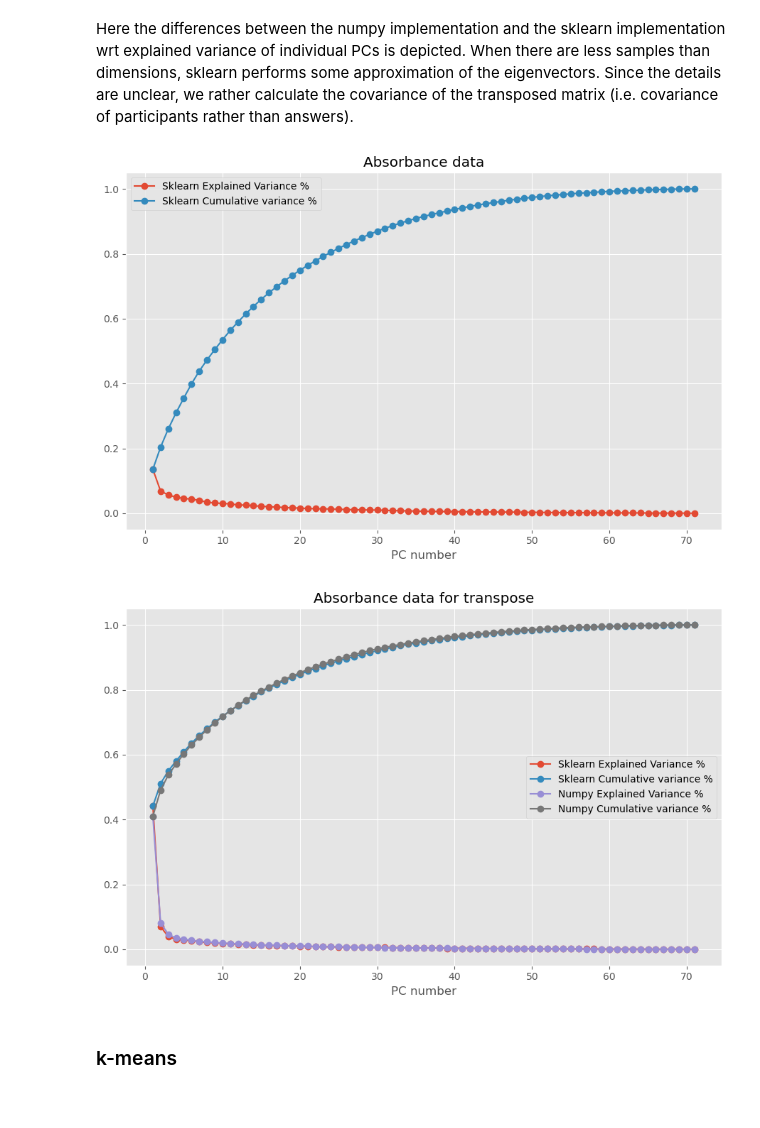
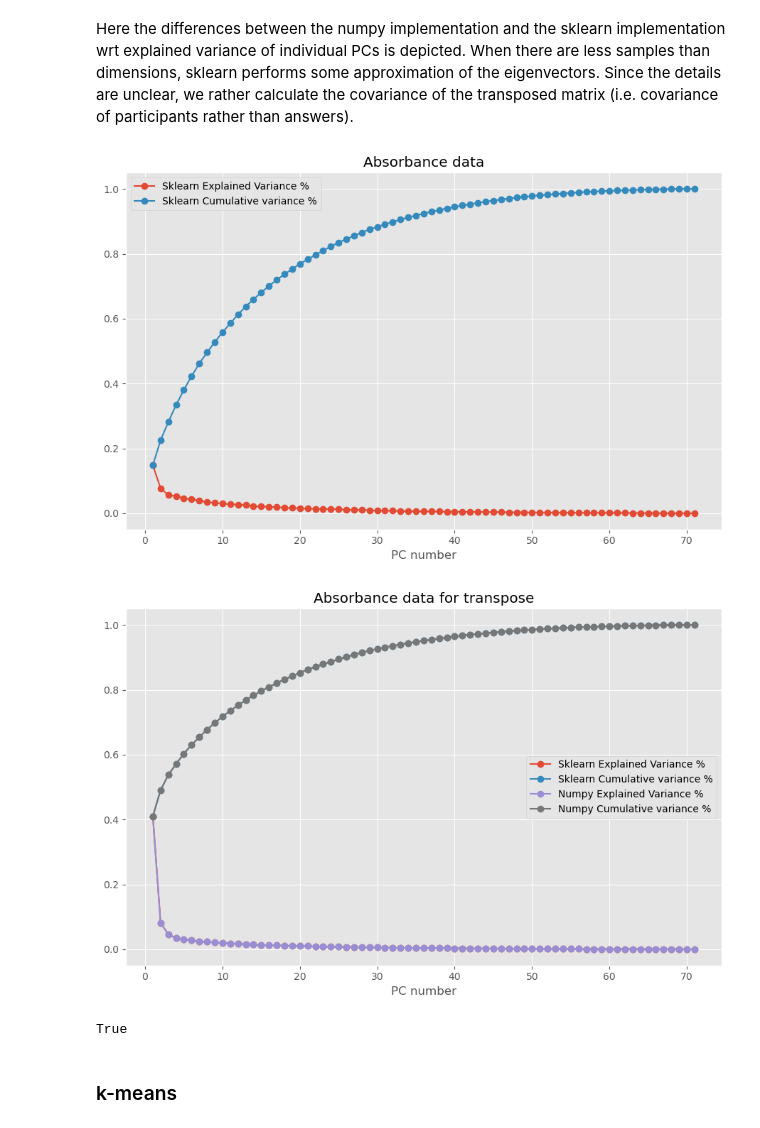
Before and after one commit to msokol99/Wellbeing-data-analysis, a Jupyter notebook: data-analysis.ipynb, the cells around one changed output. Cells and saved outputs as stored; diff of their text form; code cells hidden in the pictures.

```diff
--- a/data-analysis.ipynb
+++ b/data-analysis.ipynb
@@ -801,12 +797,14 @@ For easier debuging, we implement our own versions of pca and k-means.
 # %% [markdown]
 ### PCA
 # %%
+import matplotlib.pyplot as plt
 def plot_explained_variance(expl_vars, title='Absorbance data', labels=("",)):
     '''Thanks @Marta :)'''
     try:
         expl_vars[0][0]
     except IndexError as e:
         expl_vars=(expl_vars,)
+    n_components=len(expl_vars[0])
     pc_array = np.linspace(1,n_components,n_components)
     with plt.style.context(('ggplot')):
         fig, ax = plt.subplots(nrows=1, ncols=1, figsize=(9,6))
@@ -826,6 +824,10 @@ def pca_np(data, plot=False, return_vals=False):
     '''PCA implemented with numpy for transparency reasons. Plot param for figure title or None for no figure'''
     covariance_matrix = np.cov(data, ddof = 1, rowvar = False)
     eigenvalues, eigenvectors = np.linalg.eig(covariance_matrix)
+
+    #numpy puts the eigenvectors in the columns???!!! (wtf)
+    eigenvectors=eigenvectors.T
+
     sorting=sorted(np.arange(len(eigenvalues)), key=lambda i: eigenvalues[i], reverse=True)
     if plot:
         plot_explained_variance(eigenvalues[sorting]/np.sum(eigenvalues), title=plot)
@@ -837,26 +839,30 @@ def pca_np(data, plot=False, return_vals=False):
 # %% [markdown]
 Here the differences between the numpy implementation and the sklearn implementation wrt explained variance of individual PCs is depicted. When there are less samples than dimensions, sklearn performs some approximation of the eigenvectors. Since the details are unclear, we rather calculate the covariance of the transposed matrix (i.e. covariance of participants rather than answers).
 # %%
+from sklearn.decomposition import PCA
 # We want to use the socio-demographic information for analyzing the emerging groups later
 not_social_data=df_imputed[df_imputed.columns.difference(keys)]
 
 
 pca = PCA()
-principalComponents = pca.fit(df_imputed)
+principalComponents = pca.fit(not_social_data)
 
 expl_var = principalComponents.explained_variance_ratio_
 plot_explained_variance(expl_var, labels=('Sklearn',))
 
 
 pca = PCA()
-result = pca.fit(df_imputed.T)
+result = pca.fit(not_social_data.T)
 expl_var = result.explained_variance_ratio_
 components, eigenvalues=pca_np(not_social_data.T, return_vals=True)
+plot_explained_variance((expl_var, eigenvalues/np.sum(eigenvalues)), title="Absorbance data for transpose",labels=('Sklearn', "Numpy"))
 
-plot_explained_variance((expl_var, eigenvalues/np.sum(eigenvalues)), title="Absorbance data for transpose",labels=('Sklearn', "Numpy"))
+#both implementations give equivalent results
+print(np.allclose(np.abs(components),np.abs(result.components_)))
 # %% [output]
-[figure, old version]
+[figure, new version]
-[figure, old version]
+[figure, new version]
+True
 # %% [markdown]
 ### k-means
 # %%
```
Also changed, not shown: parts of 4 cells of this notebook.
